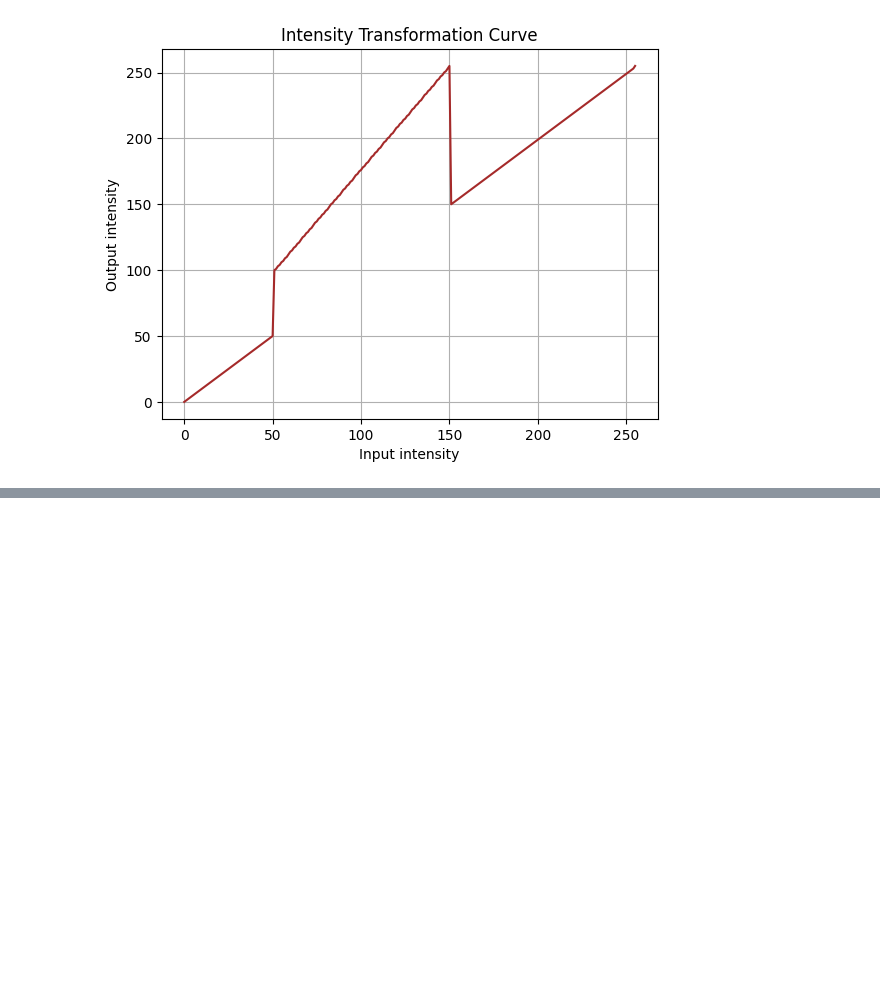
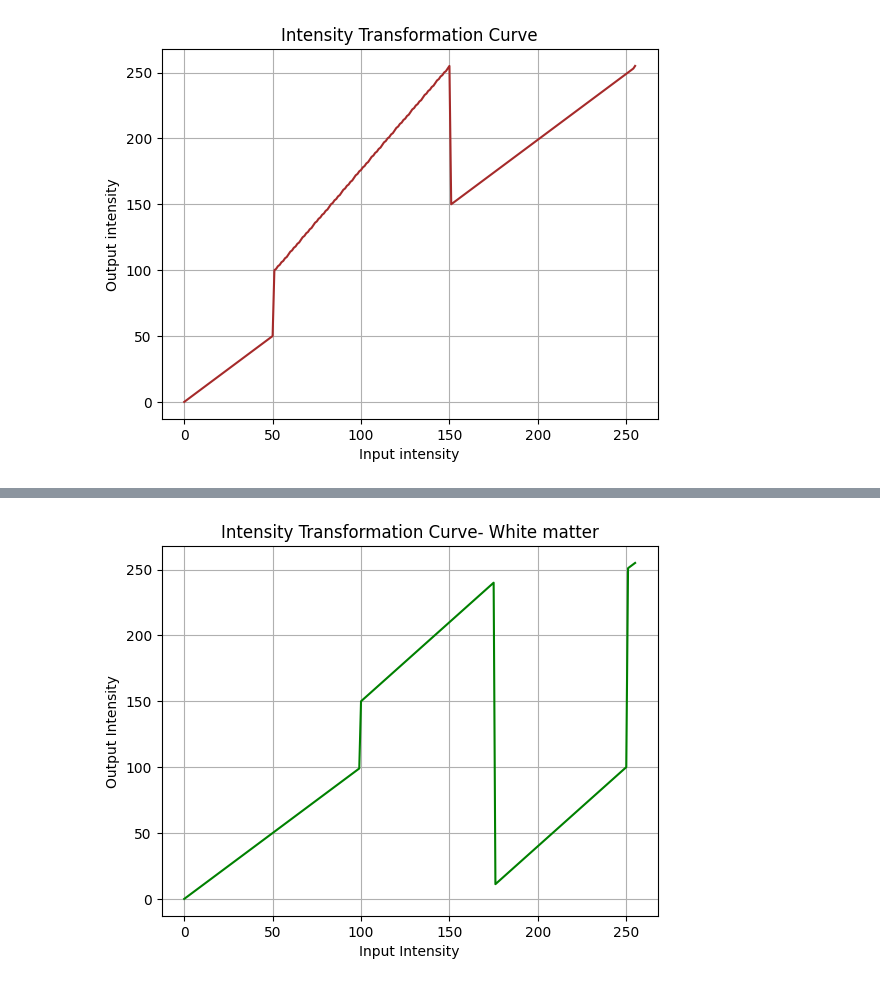
Before and after one commit to rnsfernando/EN3160-Image_Processing_and_Machine_Vision, a Jupyter notebook: Intensity_Transformations_and_Neighborhood _Filtering/answers.ipynb, the cells around one changed output, grey strips where cells are left out. Cells and saved outputs as stored; diff of their text form; code cells hidden in the pictures; blank space fills up the shorter version.

```diff
--- a/Intensity_Transformations_and_Neighborhood _Filtering/answers.ipynb
+++ b/Intensity_Transformations_and_Neighborhood _Filtering/answers.ipynb
@@ -28,0 +82,12 @@ plt.show()
+# %%
+x_val =np.arange(0, 256)
+t_white_matter = np.array([1.2 * x +30 if 100 <= x <= 175 else (1.2 * x -200 if 175 <= x <= 250 else x) for x in x_val])
+plt.plot(x_val, t_white_matter, color='green', label="Transformed")
+
+plt.xlabel('Input Intensity')
+plt.ylabel('Output Intensity')
+plt.title('Intensity Transformation Curve- White matter')
+plt.grid(True)
+plt.show()
+# %% [output]
+[figure, added]
```
Also changed, not shown: parts of 9 cells of this notebook.
